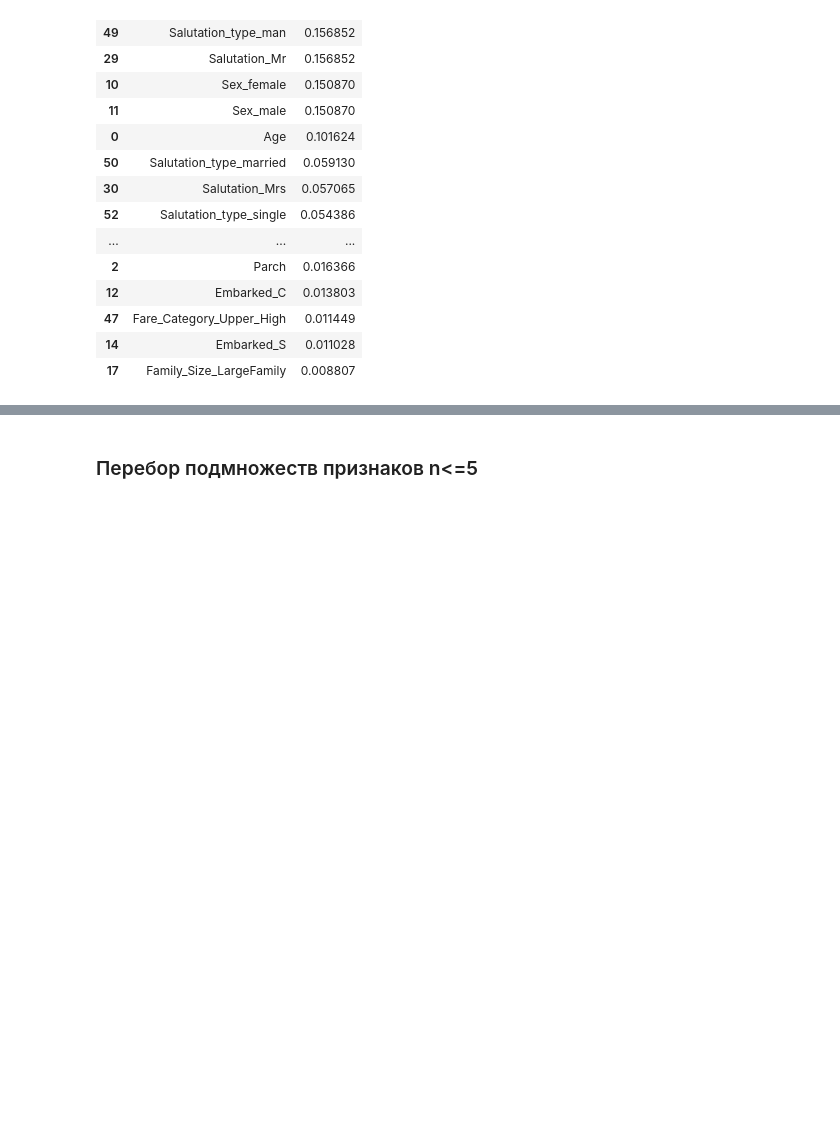
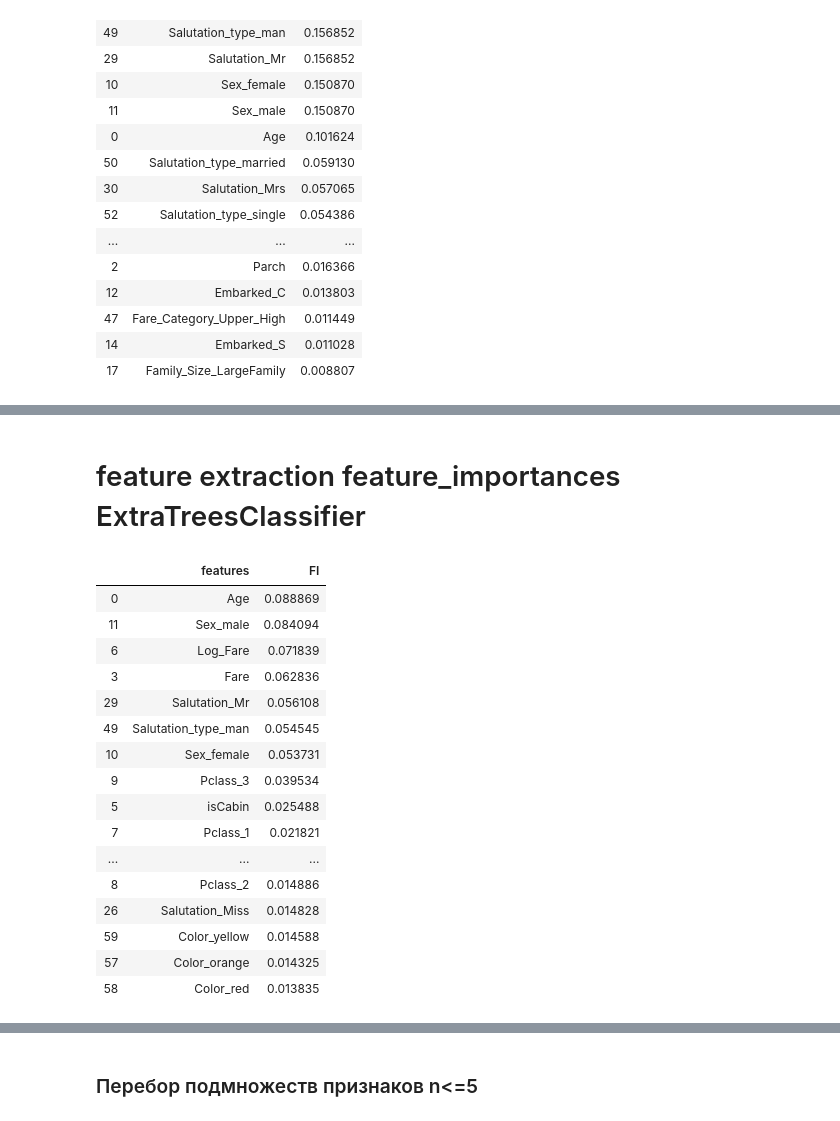
Before and after one commit to Guric/public_repo1, a Jupyter notebook: titanic_15.ipynb, the cells around one changed output, grey strips where cells are left out. Drawn from its saved outputs; the diff is of its cells as text; code cells hidden in the pictures; blank space fills up the shorter version.

```diff
--- a/titanic_15.ipynb
+++ b/titanic_15.ipynb
@@ -371,0 +370,27 @@ array([0.69314718])
+# %% [markdown]
+# feature extraction feature_importances ExtraTreesClassifier
+# %%
+# feature extraction
+model = ensemble.ExtraTreesClassifier(n_estimators=50)
+model.fit(prepared_train_data, train_labels)
+FI=model.feature_importances_
+FI_df=pd.DataFrame({'features':names,'FI':FI,})
+FI_df.sort_values('FI',ascending=False).head(25)
+# %% [output]
+|  | features | FI |
+| 0 | Age | 0.088869 |
+| 11 | Sex_male | 0.084094 |
+| 6 | Log_Fare | 0.071839 |
+| 3 | Fare | 0.062836 |
+| 29 | Salutation_Mr | 0.056108 |
+| 49 | Salutation_type_man | 0.054545 |
+| 10 | Sex_female | 0.053731 |
+| 9 | Pclass_3 | 0.039534 |
+| 5 | isCabin | 0.025488 |
+| 7 | Pclass_1 | 0.021821 |
+| ... | ... | ... |
+| 8 | Pclass_2 | 0.014886 |
+| 26 | Salutation_Miss | 0.014828 |
+| 59 | Color_yellow | 0.014588 |
+| 57 | Color_orange | 0.014325 |
+| 58 | Color_red | 0.013835 |
```
Also changed, not shown: parts of 16 cells of this notebook.
